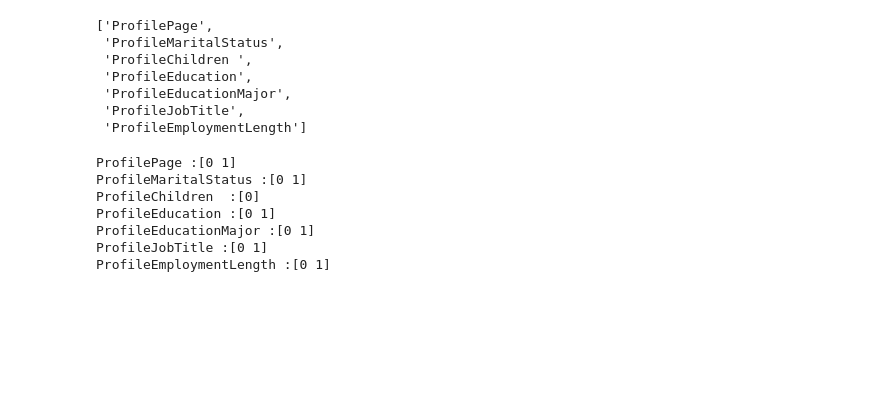
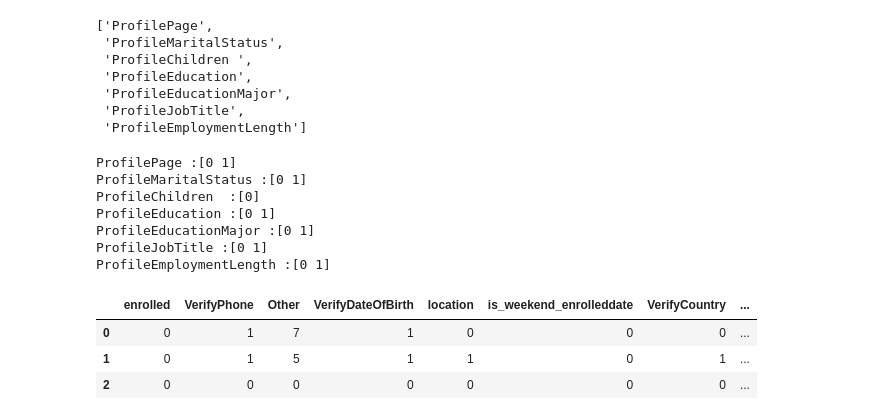
Before and after one commit to IMMRM/AppSubsAnalyser, a Jupyter notebook: Notebooks/BasicAnalysis.ipynb, the cells around one changed output. Drawn from its saved outputs; the diff is of its cells as text; code cells hidden in the pictures; blank space fills up the shorter version.

```diff
--- a/Notebooks/BasicAnalysis.ipynb
+++ b/Notebooks/BasicAnalysis.ipynb
@@ -306,4 +306,6 @@ age                       -0.149179
 ProfileChildren                 NaN
 dtype: float64
 # %%
-useful_cols=corr_val[(corr_val>=0.10)+(corr_val<=-0.10)].index
+useful_cols=list(corr_val[(corr_val>=0.10)+(corr_val<=-0.10)].index)
+useful_cols.append('user')
+useful_cols
@@ -332,6 +351,12 @@ ProfileJobTitle :[0 1]
 ProfileEmploymentLength :[0 1]
 # %%
 df_v1=dataset[useful_cols]
+df_v1.head(3)
+# %% [output]
+|  | enrolled | VerifyPhone | Other | VerifyDateOfBirth | location | is_weekend_enrolleddate | VerifyCountry | ... |
+| 0 | 0 | 1 | 7 | 1 | 0 | 0 | 0 | ... |
+| 1 | 0 | 1 | 5 | 1 | 1 | 0 | 1 | ... |
+| 2 | 0 | 0 | 0 | 0 | 0 | 0 | 0 | ... |
 # %%
 dataset_path=os.path.dirname(os.getcwd())+'\\Dataset\PreProcessedData.csv'
 df_v1.to_csv(path_or_buf=dataset_path,index=False)
```
Also changed, not shown: parts of 1 cell of this notebook, 4 other files.
